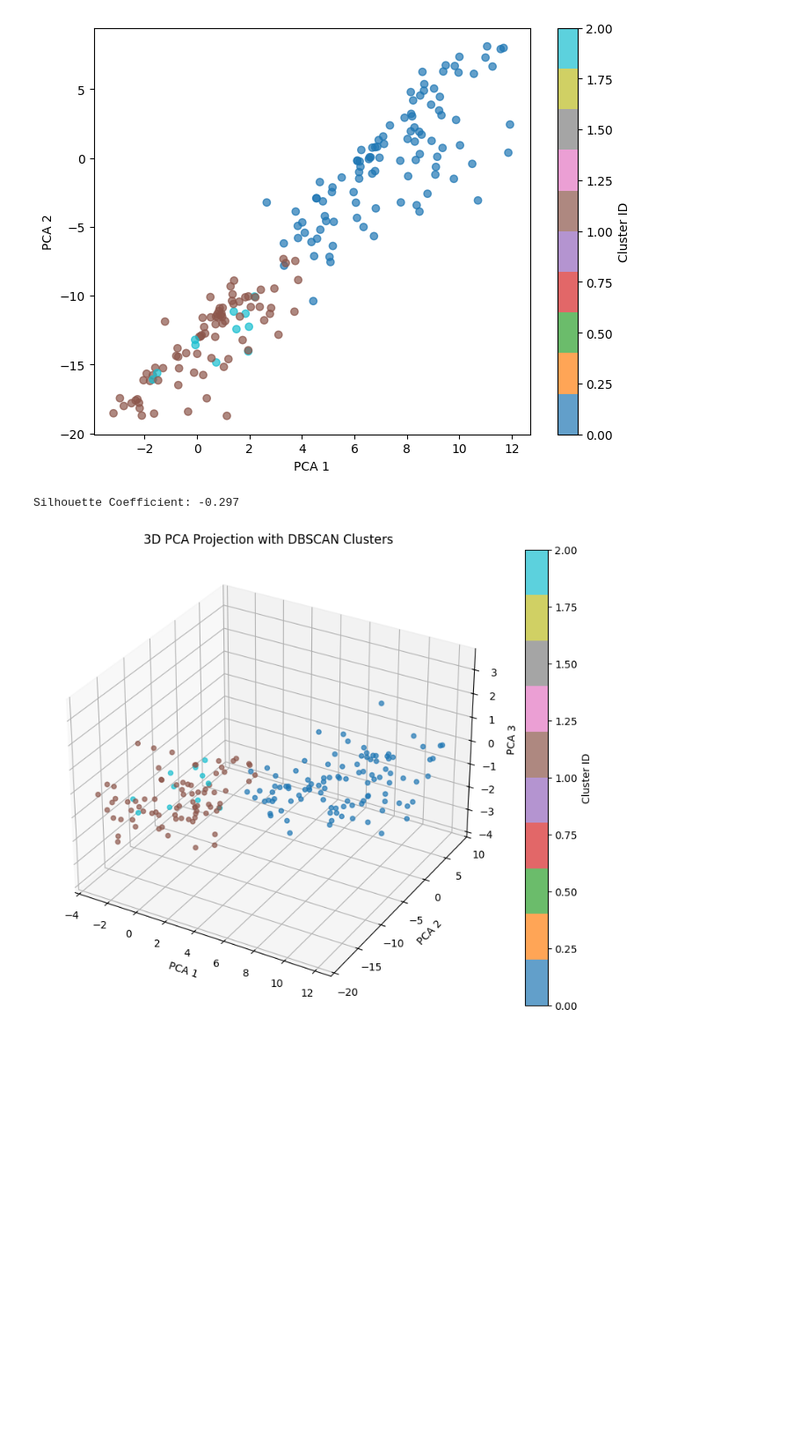
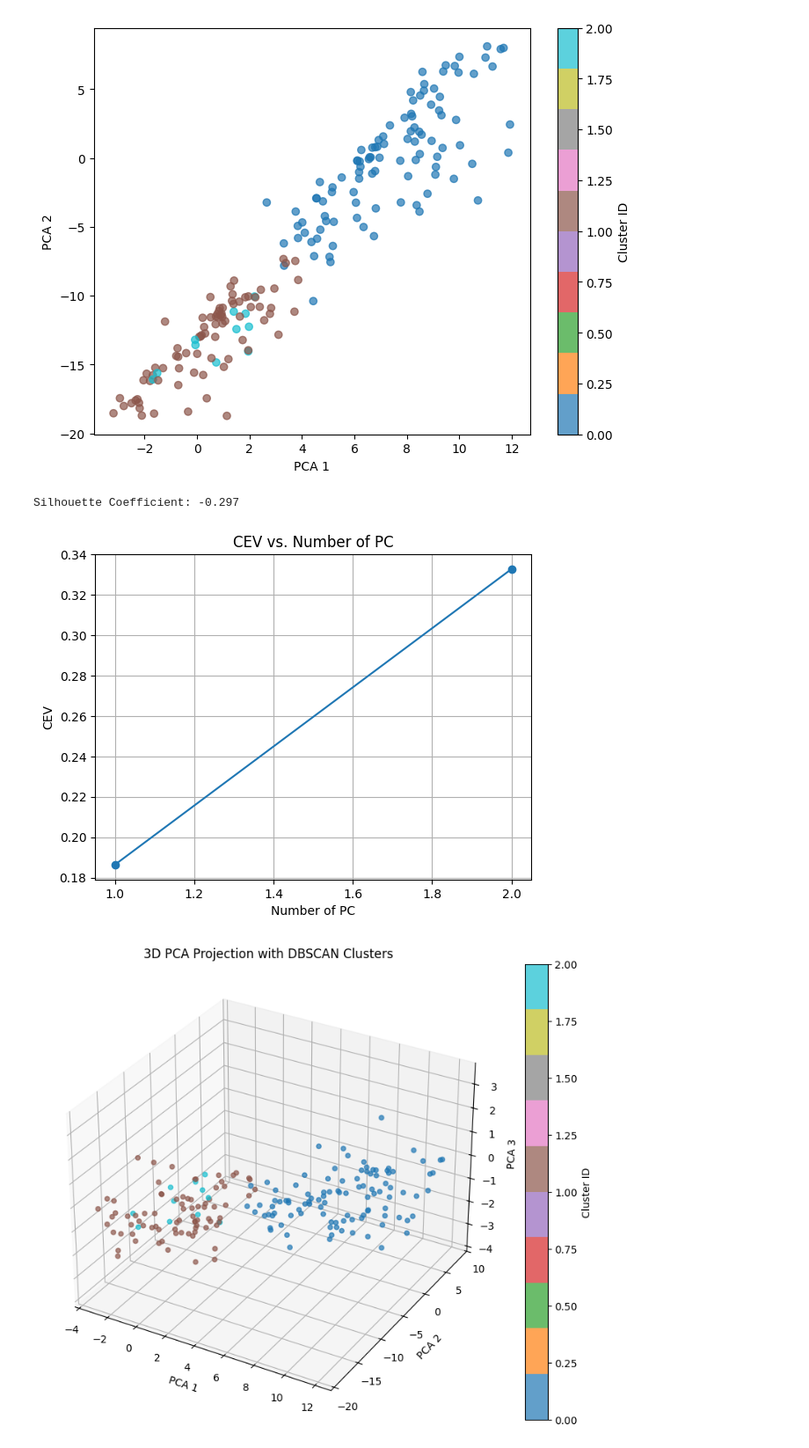
Before and after one commit to samroska/milestone-2-siads-696, a Jupyter notebook: Clustering - All Features.ipynb, the cells around one changed output. Shown at 88% size. Drawn from its saved outputs; the diff is of its cells as text; code cells hidden in the pictures; blank space fills up the shorter version.

```diff
--- a/Clustering - All Features.ipynb
+++ b/Clustering - All Features.ipynb
@@ -73,8 +82,8 @@ kmeans_df2 = df.copy()
 kmeans2 = KMeans(n_clusters=3, random_state=42)
 kmeans_df2['cluster'] = kmeans2.fit_predict(kmeans_df2)
 
-pca = PCA(n_components=3)
-components = pca.fit_transform(kmeans_df2.drop('cluster', axis=1))
+pca2 = PCA(n_components=3)
+components = pca2.fit_transform(kmeans_df2.drop('cluster', axis=1))
 kmeans_df2['pca1'] = components[:, 0]
 kmeans_df2['pca2'] = components[:, 1]
 kmeans_df2['pca3'] = components[:, 2]
@@ -95,10 +104,10 @@ dbscan_df = df.copy()
 dbscan = DBSCAN(eps=7, min_samples=10)
 labels_db = dbscan.fit_predict(dbscan_df)
 
-pca = PCA(n_components=2)
-X_pca = pca.fit_transform(dbscan_df)
+pca3 = PCA(n_components=2)
+X_pca = pca3.fit_transform(dbscan_df)
 
-mask = labels != -1
+mask = labels_db != -1
 X_pca_filtered = X_pca[mask]
 labels_filtered = labels_db[mask]
 
@@ -111,10 +120,19 @@ plt.show()
 # %% [output]
 [figure]
 # %%
-sil_coeff = silhouette_score(dbscan_df, labels_db)
-print("Silhouette Coefficient:", round(sil_coeff, 3))
+sil_coeff2 = silhouette_score(dbscan_df, labels_db)
+print("Silhouette Coefficient:", round(sil_coeff2, 3))
+
+cev2 = np.cumsum(pca.explained_variance_ratio_)
+
+plt.plot(range(1, len(cev2) + 1), cev2, marker='o')
+plt.xlabel('Number of PC')
+plt.ylabel('CEV')
+plt.title('CEV vs. Number of PC')
+plt.grid()
 # %% [output]
 Silhouette Coefficient: -0.297
+[figure, added]
 # %%
 dbscan_df2 = df.copy()
 dbscan2 = DBSCAN(eps=7, min_samples=10)
```
Also changed, not shown: parts of 8 cells of this notebook.
